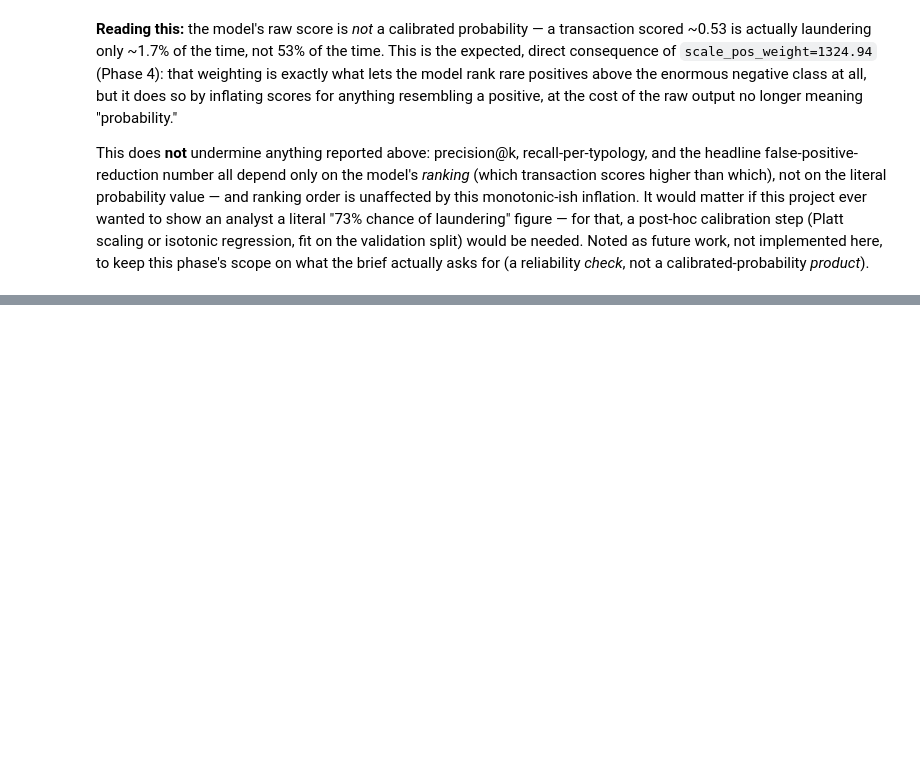
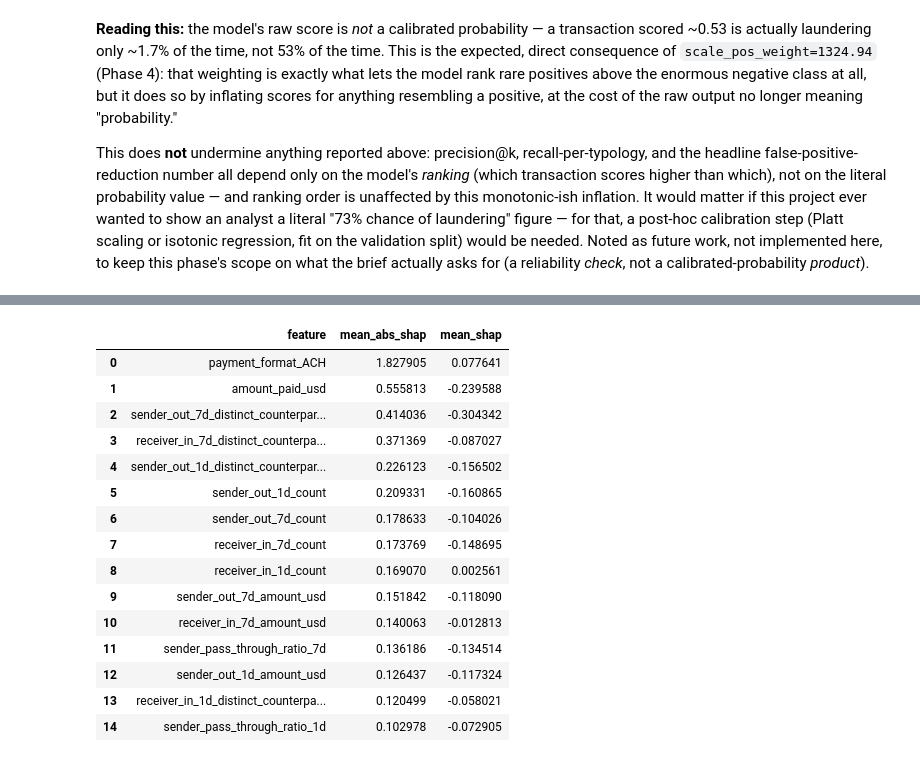
Before and after one commit to Kashish1430/aml-transaction-monitoring, a Jupyter notebook: notebooks/04_evaluation_explainability.ipynb, the cells around one changed output, grey strips where cells are left out. Cells and saved outputs as stored; diff of their text form; code cells hidden in the pictures; blank space fills up the shorter version.

```diff
--- a/notebooks/04_evaluation_explainability.ipynb
+++ b/notebooks/04_evaluation_explainability.ipynb
@@ -209,0 +253,20 @@ Phase 6 (`src/explain.py`): SHAP TreeExplainer, global feature importance (build
+# %%
+importance = global_importance(shap_values, feature_names)
+importance.head(15)
+# %% [output]
+|  | feature | mean_abs_shap | mean_shap |
+| 0 | payment_format_ACH | 1.827905 | 0.077641 |
+| 1 | amount_paid_usd | 0.555813 | -0.239588 |
+| 2 | sender_out_7d_distinct_counterpar... | 0.414036 | -0.304342 |
+| 3 | receiver_in_7d_distinct_counterpa... | 0.371369 | -0.087027 |
+| 4 | sender_out_1d_distinct_counterpar... | 0.226123 | -0.156502 |
+| 5 | sender_out_1d_count | 0.209331 | -0.160865 |
+| 6 | sender_out_7d_count | 0.178633 | -0.104026 |
+| 7 | receiver_in_7d_count | 0.173769 | -0.148695 |
+| 8 | receiver_in_1d_count | 0.169070 | 0.002561 |
+| 9 | sender_out_7d_amount_usd | 0.151842 | -0.118090 |
+| 10 | receiver_in_7d_amount_usd | 0.140063 | -0.012813 |
+| 11 | sender_pass_through_ratio_7d | 0.136186 | -0.134514 |
+| 12 | sender_out_1d_amount_usd | 0.126437 | -0.117324 |
+| 13 | receiver_in_1d_distinct_counterpa... | 0.120499 | -0.058021 |
+| 14 | sender_pass_through_ratio_1d | 0.102978 | -0.072905 |
```
Also changed, not shown: parts of 16 cells of this notebook, 13 other files.
